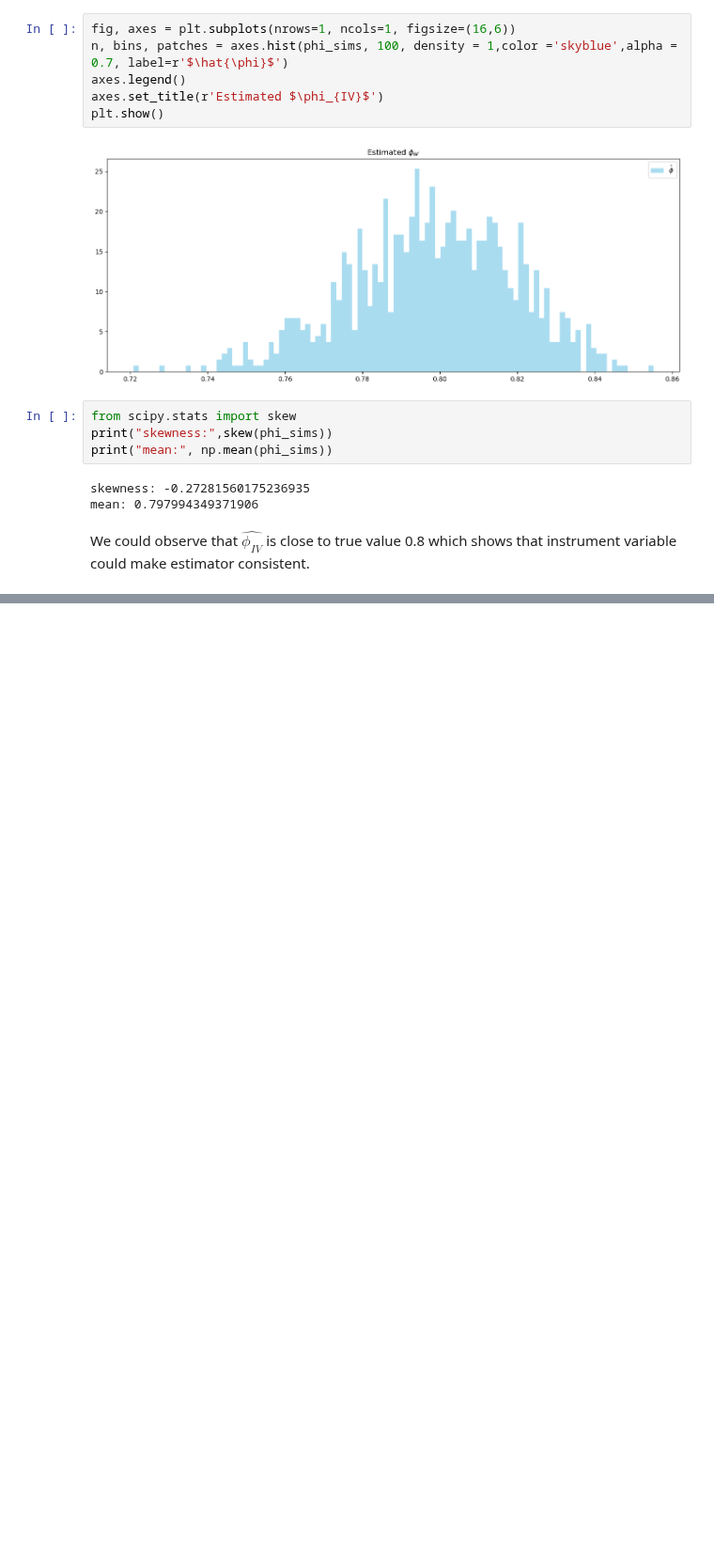
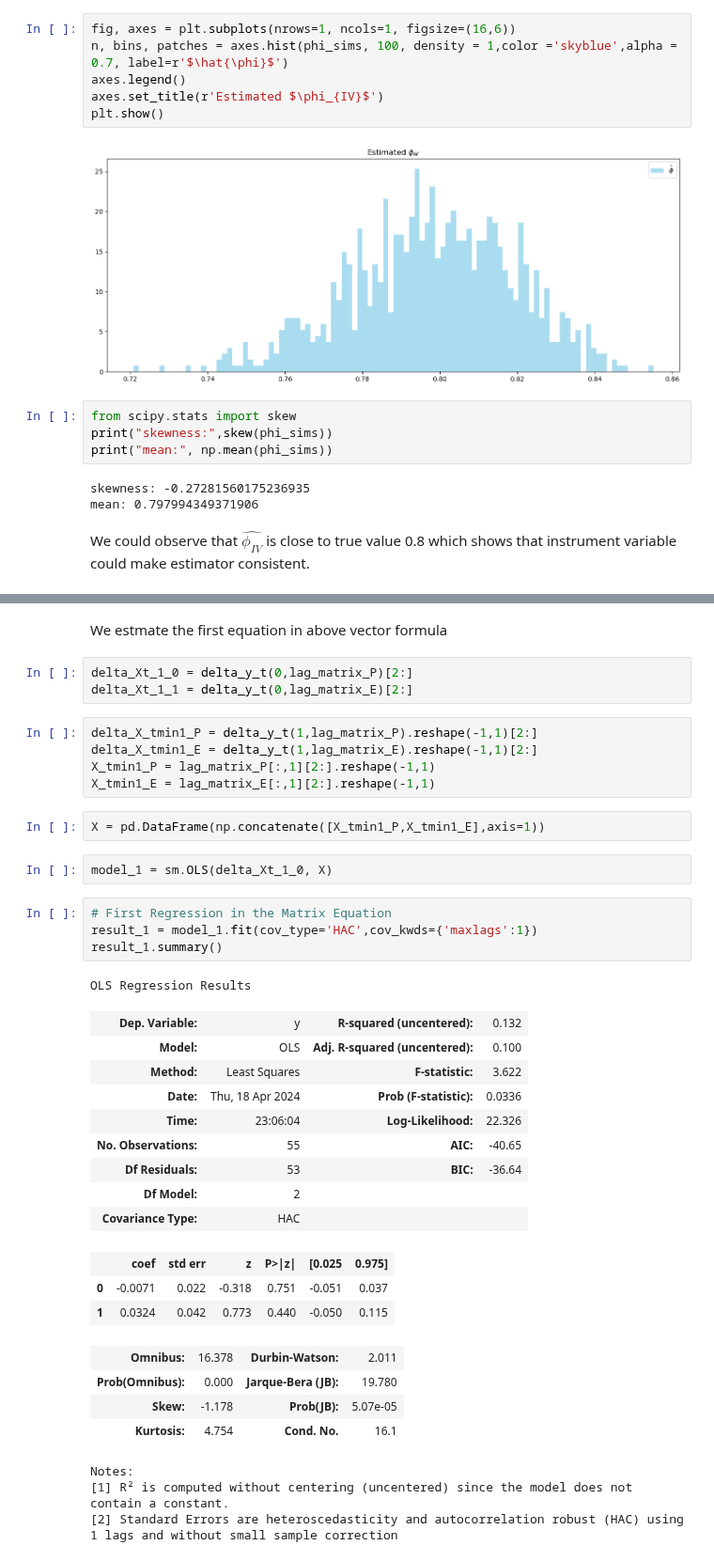
Before and after one commit to lmaksymenko/BerkeleyCourses, a Jupyter notebook: MFE230E/Answers_to_PS4_230E_NQ.ipynb, the cells around one changed output, grey strips where cells are left out. Shown at 94% size. Drawn from its saved outputs; the diff is of its cells as text; blank space fills up the shorter version.

```diff
--- a/MFE230E/Answers_to_PS4_230E_NQ.ipynb
+++ b/MFE230E/Answers_to_PS4_230E_NQ.ipynb
@@ -121,0 +399,39 @@ We could observe that $\hat{\phi_{IV}}$ is close to true value 0.8 which shows t
+# %% [markdown]
+We estmate the first equation in above vector formula
+# %%
+delta_Xt_1_0 = delta_y_t(0,lag_matrix_P)[2:]
+delta_Xt_1_1 = delta_y_t(0,lag_matrix_E)[2:]
+# %%
+delta_X_tmin1_P = delta_y_t(1,lag_matrix_P).reshape(-1,1)[2:]
+delta_X_tmin1_E = delta_y_t(1,lag_matrix_E).reshape(-1,1)[2:]
+X_tmin1_P = lag_matrix_P[:,1][2:].reshape(-1,1)
+X_tmin1_E = lag_matrix_E[:,1][2:].reshape(-1,1)
+# %%
+X = pd.DataFrame(np.concatenate([X_tmin1_P,X_tmin1_E],axis=1))
+# %%
+model_1 = sm.OLS(delta_Xt_1_0, X)
+# %%
+# First Regression in the Matrix Equation
+result_1 = model_1.fit(cov_type='HAC',cov_kwds={'maxlags':1})
+result_1.summary()
+# %% [output]
+OLS Regression Results
+| Dep. Variable: | y | R-squared (uncentered): | 0.132 |
+| Model: | OLS | Adj. R-squared (uncentered): | 0.100 |
+| Method: | Least Squares | F-statistic: | 3.622 |
+| Date: | Thu, 18 Apr 2024 | Prob (F-statistic): | 0.0336 |
+| Time: | 23:06:04 | Log-Likelihood: | 22.326 |
+| No. Observations: | 55 | AIC: | -40.65 |
+| Df Residuals: | 53 | BIC: | -36.64 |
+| Df Model: | 2 |  |  |
+| Covariance Type: | HAC |  |  |
+|  | coef | std err | z | P>|z| | [0.025 | 0.975] |
+| 0 | -0.0071 | 0.022 | -0.318 | 0.751 | -0.051 | 0.037 |
+| 1 | 0.0324 | 0.042 | 0.773 | 0.440 | -0.050 | 0.115 |
+| Omnibus: | 16.378 | Durbin-Watson: | 2.011 |
+| Prob(Omnibus): | 0.000 | Jarque-Bera (JB): | 19.780 |
+| Skew: | -1.178 | Prob(JB): | 5.07e-05 |
+| Kurtosis: | 4.754 | Cond. No. | 16.1 |
+Notes:
+[1] R² is computed without centering (uncentered) since the model does not contain a constant.
+[2] Standard Errors are heteroscedasticity and autocorrelation robust (HAC) using 1 lags and without small sample correction
```
Also changed, not shown: parts of 42 cells of this notebook.
